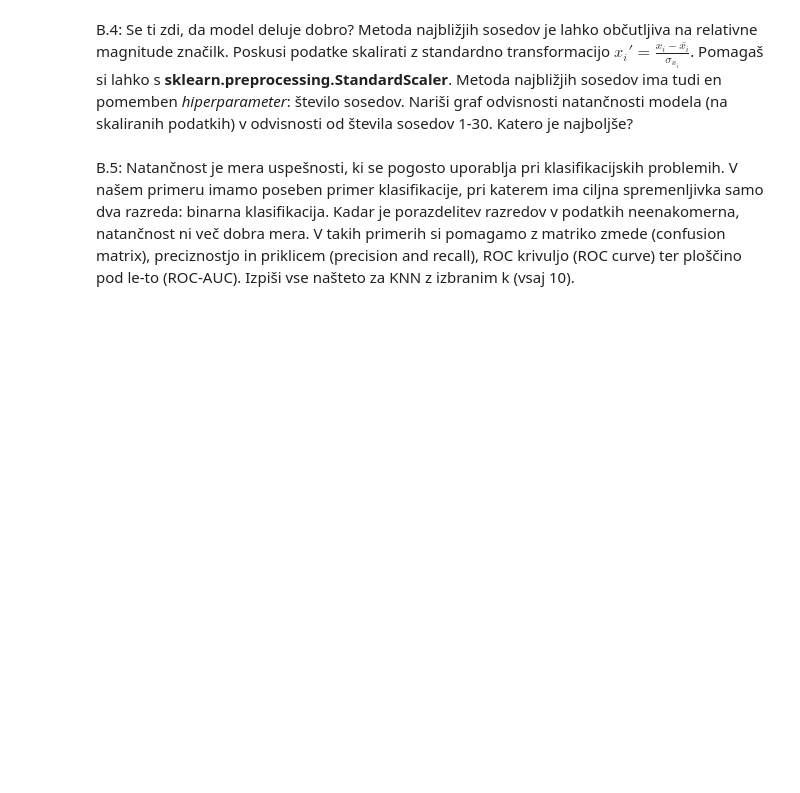
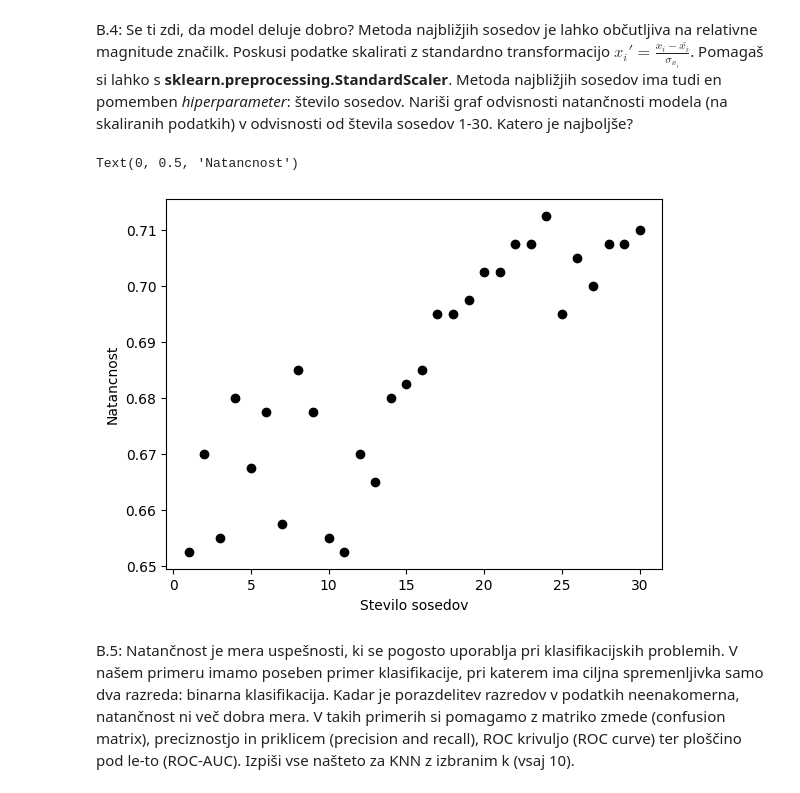
Before and after one commit to nikerzetic/napredno-strojno-ucenje, a Jupyter notebook: vaje-1/vaje-1.ipynb, the cells around one changed output. Cells and saved outputs as stored; diff of their text form; code cells hidden in the pictures; blank space fills up the shorter version.

```diff
--- a/vaje-1/vaje-1.ipynb
+++ b/vaje-1/vaje-1.ipynb
@@ -169,5 +169,28 @@ Natancnost modela:  0.806
 B.4: Se ti zdi, da model deluje dobro?
 Metoda najbližjih sosedov je lahko občutljiva na relativne magnitude značilk. Poskusi podatke skalirati z standardno transformacijo $x_i' = \frac{x_i-\bar{x_i}}{\sigma_{x_i}}$. Pomagaš si lahko s **sklearn.preprocessing.StandardScaler**.
 Metoda najbližjih sosedov ima tudi en pomemben *hiperparameter*: število sosedov. Nariši graf odvisnosti natančnosti modela (na skaliranih podatkih) v odvisnosti od števila sosedov 1-30. Katero je najboljše?
+# %%
+from sklearn.preprocessing import StandardScaler
+
+skalirnik = StandardScaler()
+
+X_train_skaliran = skalirnik.fit_transform(X_train)
+X_test_skaliran = skalirnik.transform(X_test)
+
+natancnosti = []
+seznam_k = list(range(1,31))
+for k in seznam_k:
+    model_k_sosedov = KNeighborsClassifier(n_neighbors=k)
+    model_k_sosedov.fit(X_train_skaliran, y_train)
+    skalirana_napoved = model_k_sosedov.predict(X_test_skaliran)
+    skalirana_natancnost = np.sum(y_test == skalirana_napoved)/len(y_test)
+    natancnosti.append(skalirana_natancnost)
+
+pyplot.plot(seznam_k, natancnosti, 'ko')
+pyplot.xlabel('Stevilo sosedov')
+pyplot.ylabel('Natancnost')
+# %% [output]
+Text(0, 0.5, 'Natancnost')
+[figure, added]
 # %% [markdown]
 B.5: Natančnost je mera uspešnosti, ki se pogosto uporablja pri klasifikacijskih problemih. V našem primeru imamo poseben primer klasifikacije, pri katerem ima ciljna spremenljivka samo dva razreda: binarna klasifikacija. Kadar je porazdelitev razredov v podatkih neenakomerna, natančnost ni več dobra mera. V takih primerih si pomagamo z matriko zmede (confusion matrix), preciznostjo in priklicem (precision and recall), ROC krivuljo (ROC curve) ter ploščino pod le-to (ROC-AUC). Izpiši vse našteto za KNN z izbranim k (vsaj 10).
```
Also changed, not shown: parts of 2 cells of this notebook.
